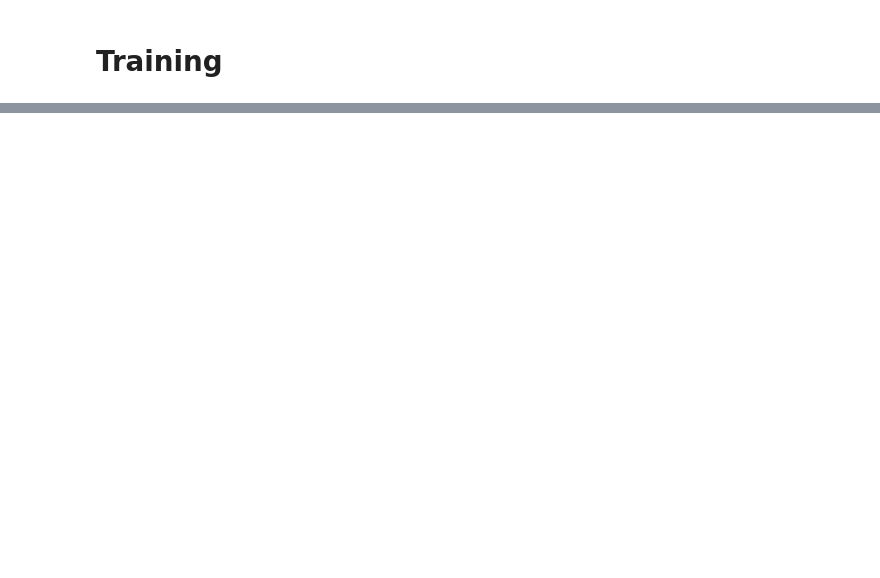
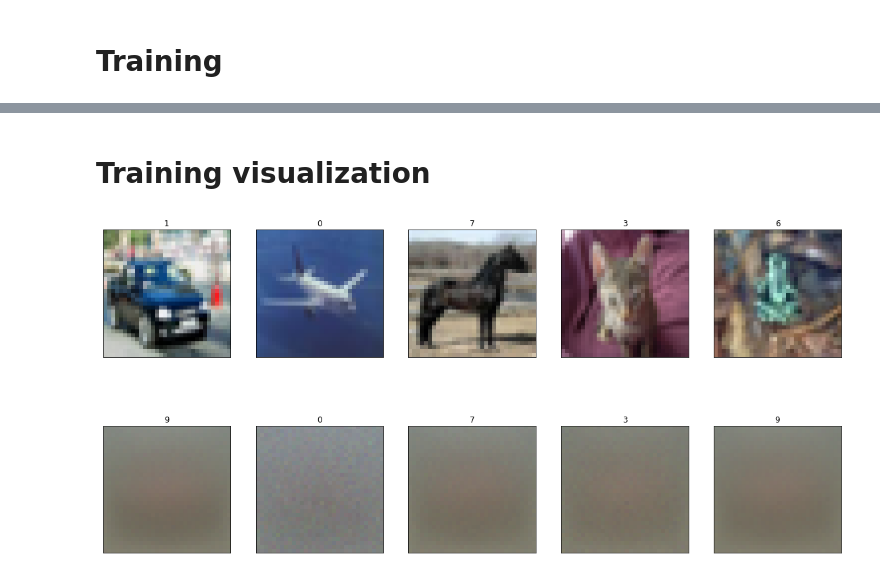
Before and after one commit to maxjcohen/CapsNet-for-Keras, a Jupyter notebook: cifar.ipynb, the cells around one changed output, grey strips where cells are left out. Saved outputs shown, nothing was run; the diff lists cells and outputs as text; code cells hidden in the pictures; blank space fills up the shorter version.

```diff
--- a/cifar.ipynb
+++ b/cifar.ipynb
@@ -83,7 +87,7 @@ model_training.compile(loss=[margin(), mean_squared_error],
 history = LossHistory(metrics=('loss', 'capsule_loss', 'reconstruction_loss', 'capsule_acc'))
 hist = model_training.fit_generator(trainGenerator,
                                     steps_per_epoch=50000 // batch_size,
-                                    epochs=10,
+                                    epochs=20,
                                     validation_data=testGenerator,
                                     validation_steps=10000 // batch_size,
                                     verbose=2,
@@ -115,0 +117,18 @@ plotHistory(history.metrics)
+# %% [markdown]
+# Training visualization
+# %%
+n_image = 5
+
+# Select data
+images, labels = next(dataGenerator('test', batch_size=n_image, reshape=False))
+
+# Run inference
+classes, reconstructions = model_training.predict([images, labels])
+
+# Post-process data
+labels = np.argmax(labels, axis=1)
+predictions = np.argmax(classes, axis=1)
+
+visualization_train((images, labels), (reconstructions, predictions))
+# %% [output]
+[figure, added]
```
Also changed, not shown: parts of 13 cells of this notebook.
